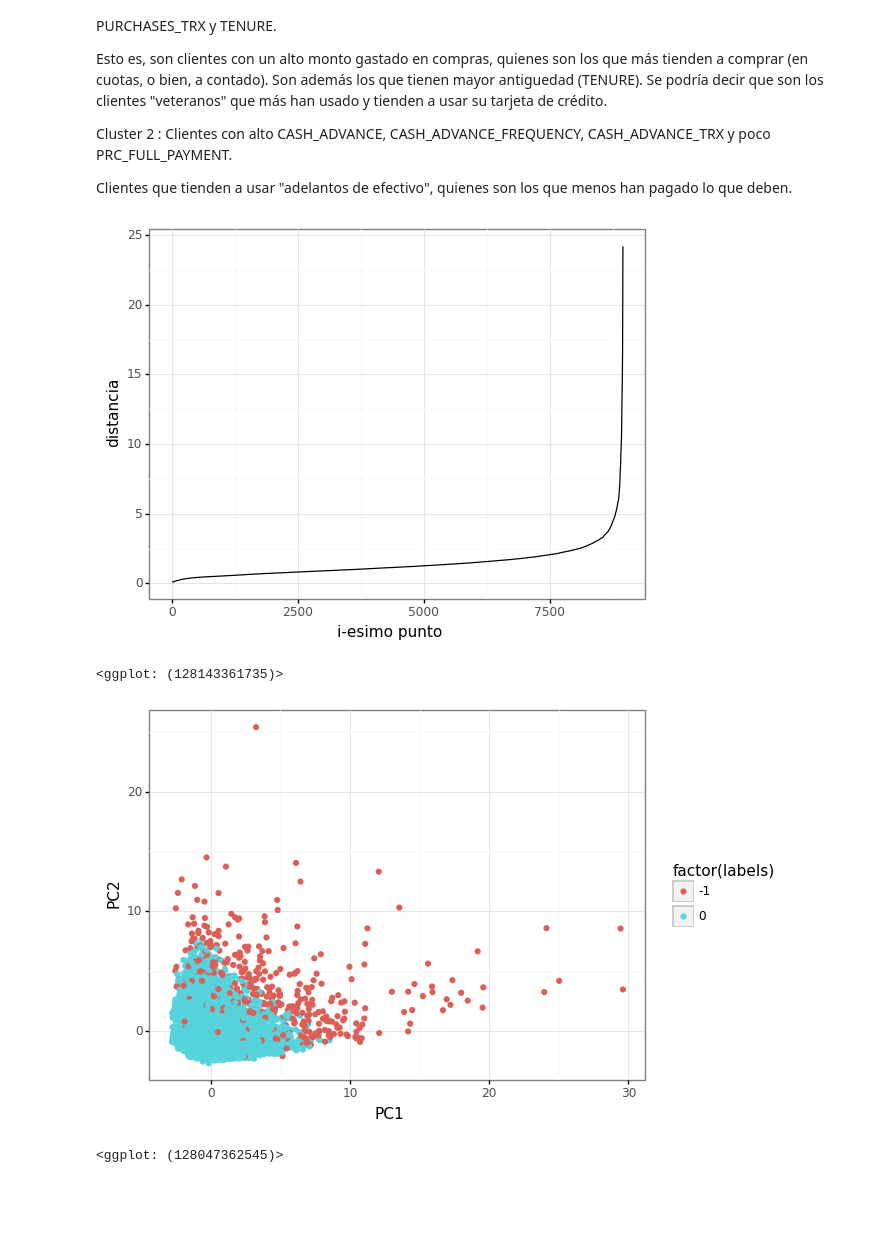
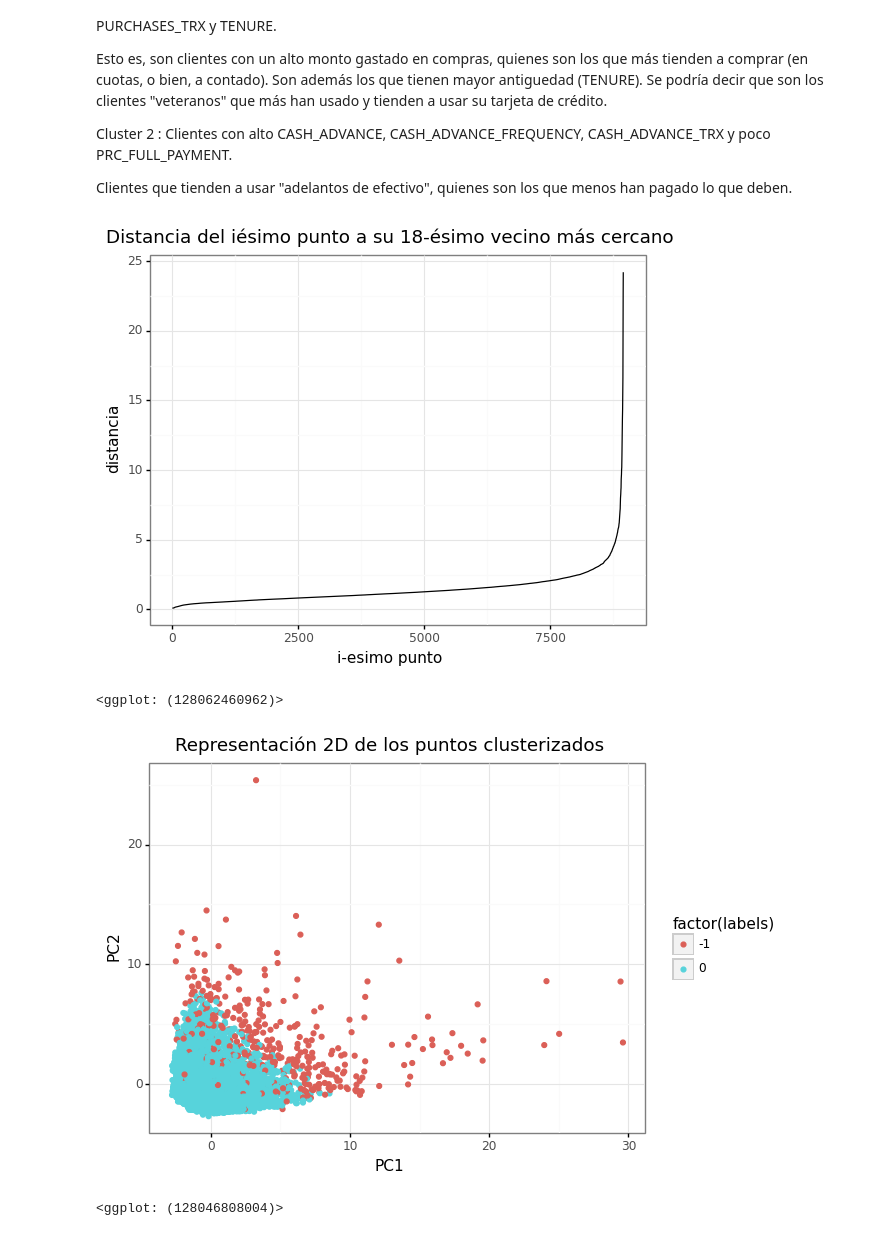
Before and after one commit to eolo-ws/proyecto-1-mineria-datos, a Jupyter notebook: proyecto-mineria-grupo-5.ipynb, the cells around one changed output. Cells and saved outputs as stored; diff of their text form; code cells hidden in the pictures; blank space fills up the shorter version.

```diff
--- a/proyecto-mineria-grupo-5.ipynb
+++ b/proyecto-mineria-grupo-5.ipynb
@@ -410,23 +412,24 @@ tempDataFrame["dist"]=distances
  +aes(x="puntos",y="dist")
  +theme_bw()
  +geom_line()
- +labs(y="distancia",x="i-esimo punto")
+ +labs(y="distancia",x="i-esimo punto",title = "Distancia del iésimo punto a su 18-ésimo vecino más cercano"
 )
+)
 # %% [output]
-[figure, old version]
+[figure, new version]
-<ggplot: (128143361735)>
+<ggplot: (128062460962)>
 # %%
 #Creando un objeto de DBSCAN con las condiciones iniciales
 from sklearn.decomposition import PCA
 from sklearn.cluster import DBSCAN
 DB = DBSCAN(eps=2.5, min_samples=18)
 DB = DB.fit(scaled_features)
 pca = PCA(n_components=2)
 pca.fit(scaled_features)
 tempData = pca.transform(scaled_features)
 tempData = pd.DataFrame(tempData,columns=["PC1","PC2"])
 tempData["labels"]=DB.labels_
-ggplot(tempData)+aes(x="PC1",y="PC2",color="factor(labels)")+geom_point()+theme_bw()
+ggplot(tempData)+aes(x="PC1",y="PC2",color="factor(labels)")+geom_point()+theme_bw()+labs(title="Representación 2D de los puntos clusterizados")
 # %% [output]
-[figure, old version]
+[figure, new version]
-<ggplot: (128047362545)>
+<ggplot: (128046808004)>
```
Also changed, not shown: parts of 5 cells of this notebook.
